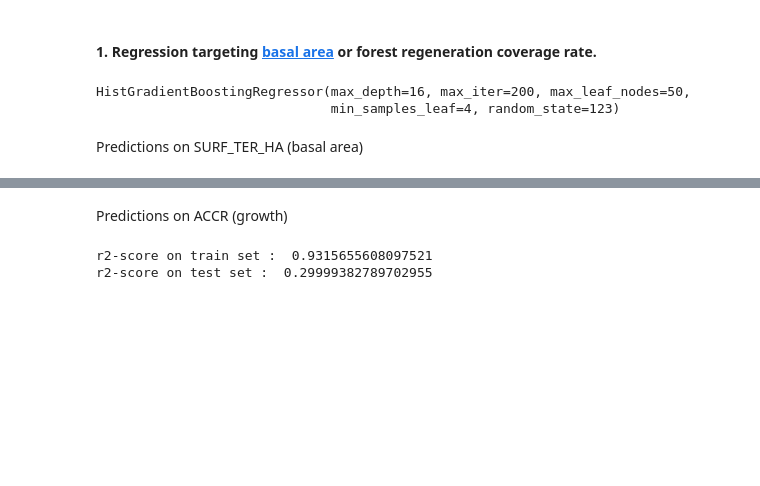
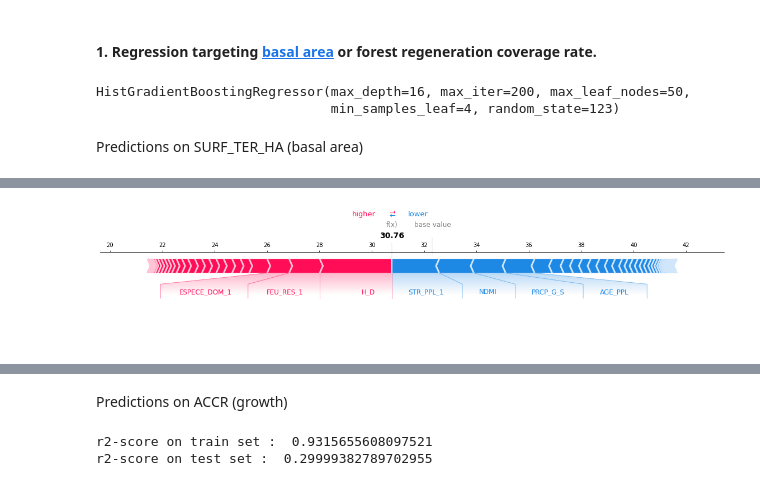
Before and after one commit to Ukratic/Protection-Forests, a Jupyter notebook: modeling.ipynb, the cells around one changed output, grey strips where cells are left out. Saved outputs shown, nothing was run; the diff lists cells and outputs as text; code cells hidden in the pictures; blank space fills up the shorter version.

```diff
--- a/modeling.ipynb
+++ b/modeling.ipynb
@@ -82,0 +102,4 @@ r2-score on test set :  0.47013498416860455
+# %%
+shap.force_plot(explainer.expected_value[0], shap_values[0], col_names,matplotlib=True)
+# %% [output]
+[figure, added]
```
Also changed, not shown: parts of 18 cells of this notebook.
